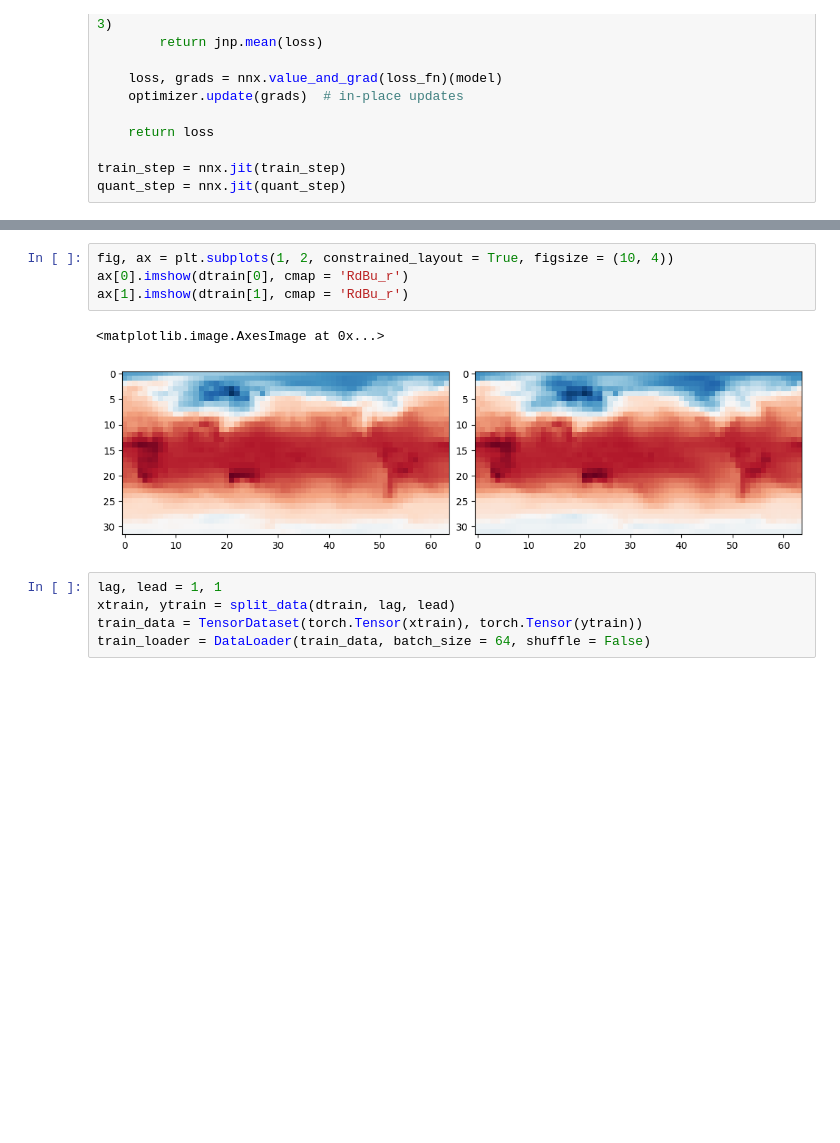
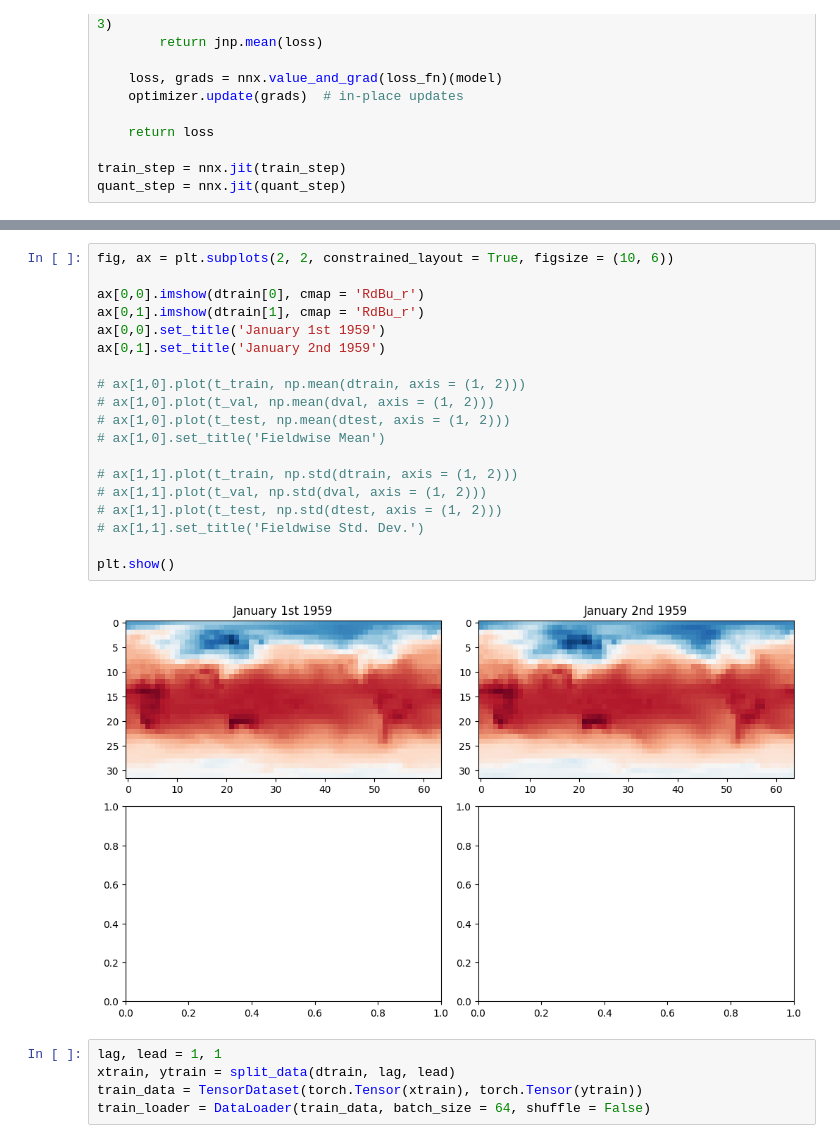
Before and after one commit to trevor-harris/LSCI, a Jupyter notebook: weather/weather_figs.ipynb, the cells around one changed output, grey strips where cells are left out. Cells and saved outputs as stored; diff of their text form; blank space fills up the shorter version.

```diff
--- a/weather/weather_figs.ipynb
+++ b/weather/weather_figs.ipynb
@@ -117,10 +158,24 @@ dtrain = dtrain.squeeze()
 # %%
-fig, ax = plt.subplots(1, 2, constrained_layout = True, figsize = (10, 4))
-ax[0].imshow(dtrain[0], cmap = 'RdBu_r')
-ax[1].imshow(dtrain[1], cmap = 'RdBu_r')
+fig, ax = plt.subplots(2, 2, constrained_layout = True, figsize = (10, 6))
+
+ax[0,0].imshow(dtrain[0], cmap = 'RdBu_r')
+ax[0,1].imshow(dtrain[1], cmap = 'RdBu_r')
+ax[0,0].set_title('January 1st 1959')
+ax[0,1].set_title('January 2nd 1959')
+
+# ax[1,0].plot(t_train, np.mean(dtrain, axis = (1, 2)))
+# ax[1,0].plot(t_val, np.mean(dval, axis = (1, 2)))
+# ax[1,0].plot(t_test, np.mean(dtest, axis = (1, 2)))
+# ax[1,0].set_title('Fieldwise Mean')
+
+# ax[1,1].plot(t_train, np.std(dtrain, axis = (1, 2)))
+# ax[1,1].plot(t_val, np.std(dval, axis = (1, 2)))
+# ax[1,1].plot(t_test, np.std(dtest, axis = (1, 2)))
+# ax[1,1].set_title('Fieldwise Std. Dev.')
+
+plt.show()
 # %% [output]
-<matplotlib.image.AxesImage at 0x...>
-[figure, old version]
+[figure, new version]
 # %%
 lag, lead = 1, 1
 xtrain, ytrain = split_data(dtrain, lag, lead)
```
Also changed, not shown: parts of 4 cells of this notebook, 1 other file.
